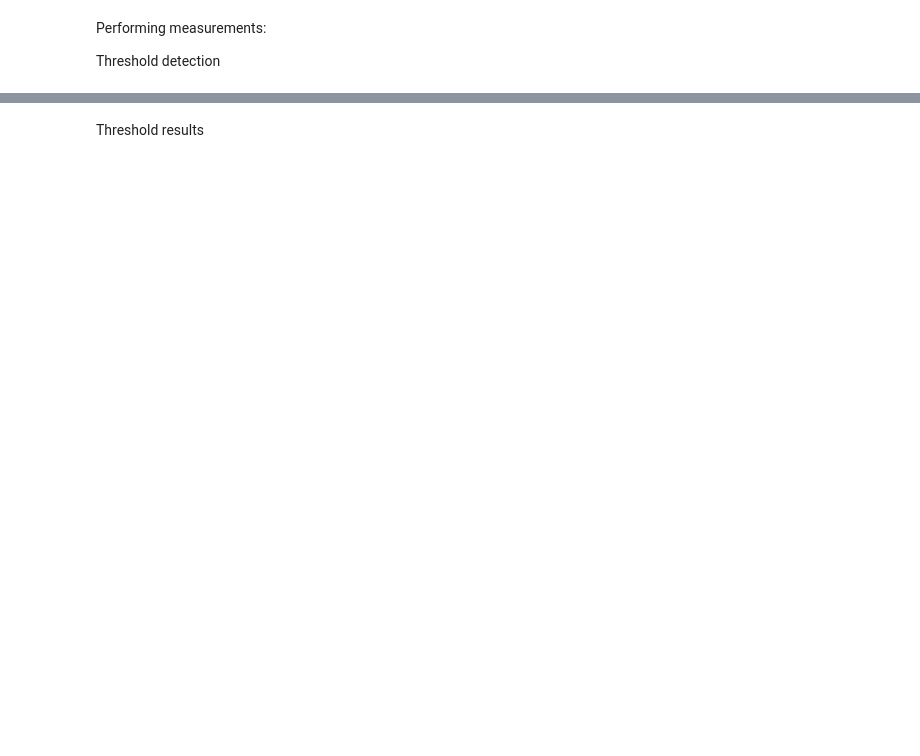
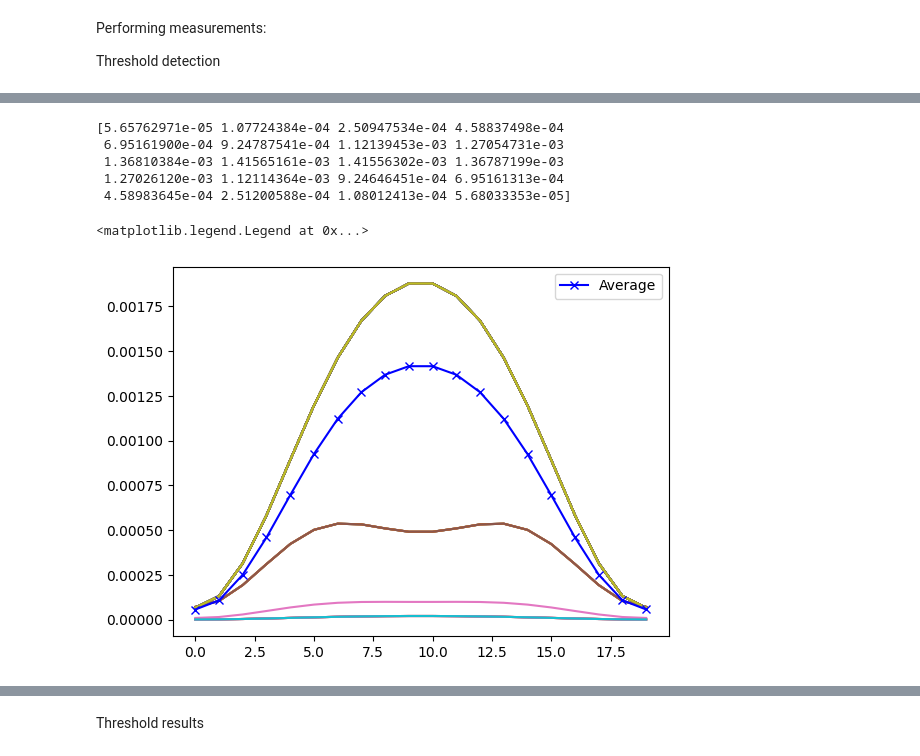
Before and after one commit to sequence-toolbox/SeQUeNCe, a Jupyter notebook: sequence_projects/swap_files/TN_swapping_direct_experiment.ipynb, the cells around one changed output, grey strips where cells are left out. Drawn from its saved outputs; the diff is of its cells as text; code cells hidden in the pictures; blank space fills up the shorter version.

Commit message:
Quantum trajectory theory initial implementation.

```diff
--- a/sequence_projects/swap_files/TN_swapping_direct_experiment.ipynb
+++ b/sequence_projects/swap_files/TN_swapping_direct_experiment.ipynb
@@ -36,3 +88,28 @@ signal_angles = np.linspace(0, 2*np.pi, 40)
 Performing measurements:
 
 Threshold detection
+# %%
+start = time.time()
+coincidence_samples = []
+# Perform Bell state measurement
+
+num_trajectories = 50
+
+# This is defined oustide the loop only for the first quantum channel since the input is known. For all subsequent trajectories,
+# you'll have to do within the loop.
+trajectory_sample_indices = np.random.choice(a = len(trajectories), size = num_trajectories, p = trajectory_probs)
+
+trajectory_samples = np.array(trajectories)[trajectory_sample_indices]
+
+for psi in trajectory_samples:
+
+    psi = bell_state_measurement(psi, N, psi.site_tags, num_modes, efficiency, error_tolerance, pnr = False, compress=True, contract=True)
+
+    coincidence_Threshold = rotate_and_measure(psi, N, psi.site_tags, num_modes, efficiency, error_tolerance, idler_angles, signal_angles, pnr = False, compress=True, contract=True, draw = False)
+
+    coincidence_samples.append(coincidence_Threshold)
+
+    # fringes = {theta:data for theta, data in zip(idler_angles, coincidence_Threshold)}
+    # plot_coincidences(list(fringes.values()), list(fringes.keys()), signal_angles)
+
+    print(time.time()-start)
@@ -38,0 +134,21 @@ Threshold detection
+# %%
+# print(coincidence_samples[0][0])
+# print(np.array(coincidence_samples).shape)
+
+average_trajectories = np.mean(coincidence_samples, axis = 0)[0]
+print(average_trajectories)
+
+for i, coincidence_Threshold in enumerate(coincidence_samples):
+    # print(coincidence_Threshold[0])
+    plt.plot(coincidence_Threshold[0])
+
+plt.plot(average_trajectories, 'b-x', label = 'Average')
+plt.legend()
+# %% [output]
+[5.65762971e-05 1.07724384e-04 2.50947534e-04 4.58837498e-04
+ 6.95161900e-04 9.24787541e-04 1.12139453e-03 1.27054731e-03
+ 1.36810384e-03 1.41565161e-03 1.41556302e-03 1.36787199e-03
+ 1.27026120e-03 1.12114364e-03 9.24646451e-04 6.95161313e-04
+ 4.58983645e-04 2.51200588e-04 1.08012413e-04 5.68033353e-05]
+<matplotlib.legend.Legend at 0x...>
+[figure, added]
```
Also changed, not shown: parts of 24 cells of this notebook, 2 other files.
